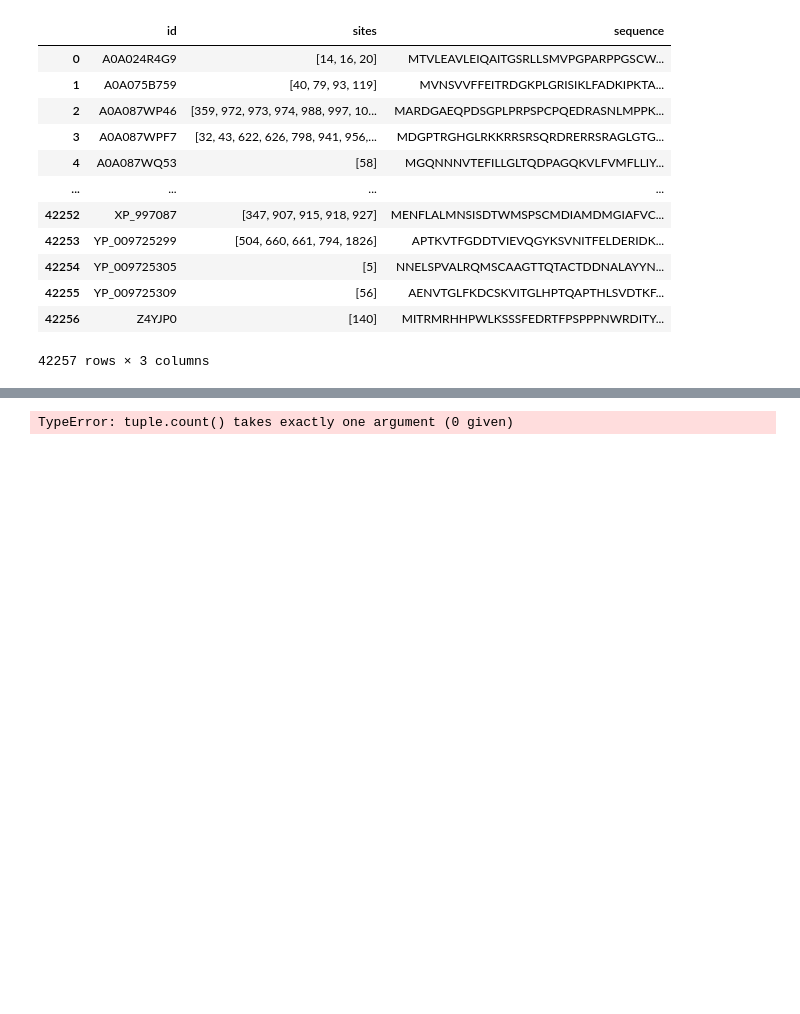
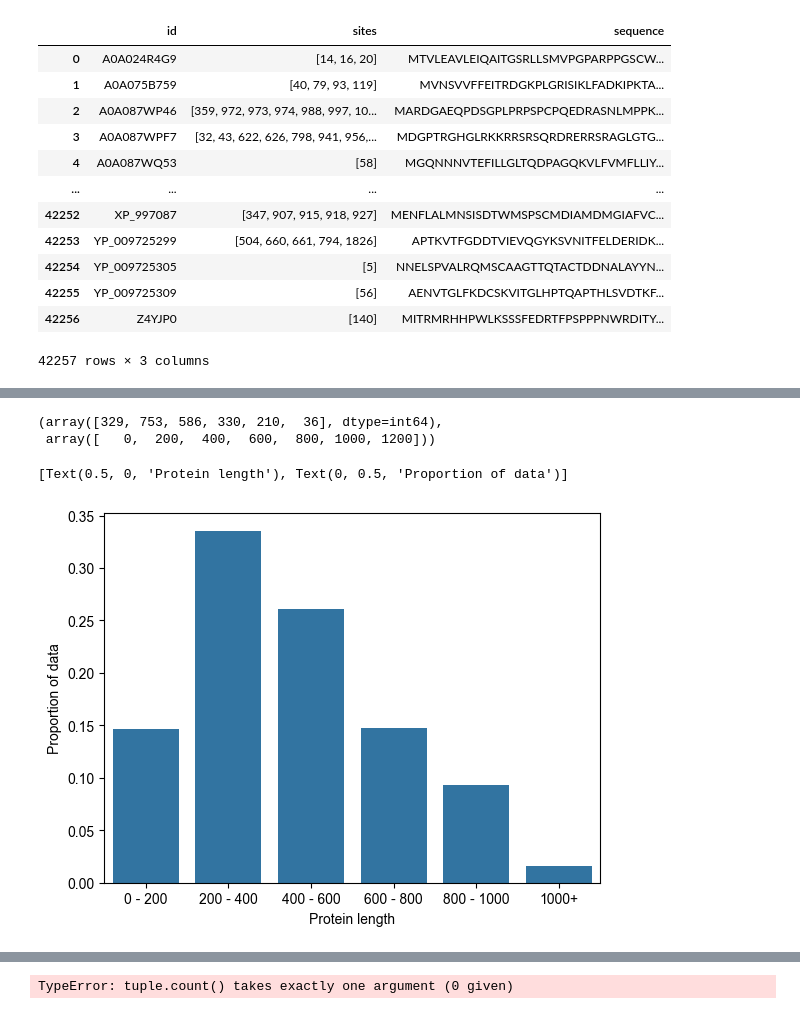
Before and after one commit to nexuso1/bio-research, a Jupyter notebook: notebooks/pred_analysis.ipynb, the cells around one changed output, grey strips where cells are left out. Cells and saved outputs as stored; diff of their text form; code cells hidden in the pictures; blank space fills up the shorter version.

```diff
--- a/notebooks/pred_analysis.ipynb
+++ b/notebooks/pred_analysis.ipynb
@@ -124,0 +195,7 @@ KeyError: 'CDKL2'
+# %%
+chunk_size = 500
+pred_chunks = []
+for i in range(0, prot_info.shape[0] // chunk_size + 1):
+    chunk = prot_info.iloc[i * chunk_size : (i + 1) * chunk_size]
+    results = chunk.apply(mark_fn, axis=1)
+    results.to_json(f'kinase_pred_chunk_{i}.json')
@@ -130,3 +225,8 @@ import json
 
 with open('../data/preds/encoder_S_60_focal_preds_annotated.pt', 'r') as f:
     annotated = json.load(f)
+# %%
+from sklearn.metrics import f1_score, precision_score, recall_score, matthews_corrcoef, average_precision_score, roc_auc_score
+prot_info = prot_info.set_index('id')
+for prot in annotated.keys():
+    annotated[prot]['length'] = len(prot_info.loc[prot]['sequence'])
@@ -132,0 +235,3 @@ with open('../data/preds/encoder_S_60_focal_preds_annotated.pt', 'r') as f:
+# %%
+annotated_df = pd.DataFrame.from_dict(annotated, 'index')
+annotated_df
@@ -132,0 +252,18 @@ with open('../data/preds/encoder_S_60_focal_preds_annotated.pt', 'r') as f:
+# %%
+brackets = [i * 200 for i in range(7)]
+hist = np.histogram(annotated_df['length'], brackets)
+# %%
+hist
+# %% [output]
+(array([329, 753, 586, 330, 210,  36], dtype=int64),
+ array([   0,  200,  400,  600,  800, 1000, 1200]))
+# %%
+import seaborn as sn
+
+y = [f"{hist[1][i]} - {hist[1][i + 1]}" for i in range(len(hist[1]) - 1)]
+y[-1] = f"{hist[1][-2]}+"
+ax = sn.barplot(x=y, y=hist[0] / np.sum(hist[0]))
+ax.set(xlabel='Protein length', ylabel='Proportion of data')
+# %% [output]
+[Text(0.5, 0, 'Protein length'), Text(0, 0.5, 'Proportion of data')]
+[figure, added]
```
Also changed, not shown: parts of 14 cells of this notebook.
